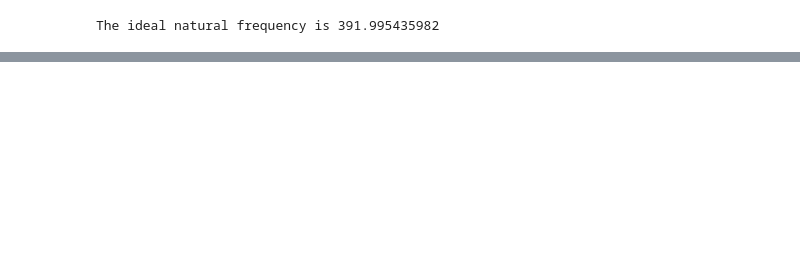
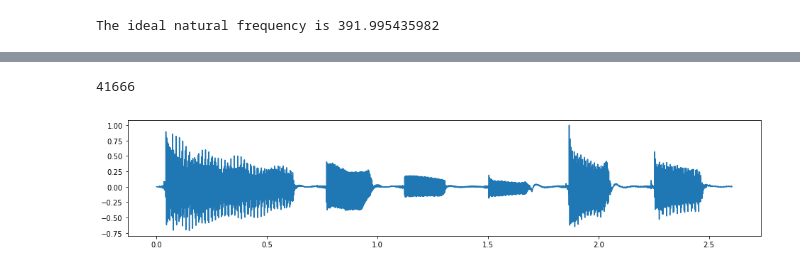
Before and after one commit to PabloAlvarado/gpitch, a Jupyter notebook: scripts/demos/notebooks/svi/demo_fender_load_model.ipynb, the cells around one changed output, grey strips where cells are left out. Drawn from its saved outputs; the diff is of its cells as text; code cells hidden in the pictures; blank space fills up the shorter version.

```diff
--- a/scripts/demos/notebooks/svi/demo_fender_load_model.ipynb
+++ b/scripts/demos/notebooks/svi/demo_fender_load_model.ipynb
@@ -168,0 +170,14 @@ tf.reset_default_graph()
+# %%
+testfile = '../../../../../datasets/fender/test/test_data.wav'
+ytest, fs = soundfile.read(testfile, start=0, frames=None)
+ytest = ytest.reshape(-1,1)
+ytest /= np.max(np.abs(ytest))
+Ntest = ytest.size
+xtest = np.linspace(0, (Ntest-1.)/fs, Ntest).reshape(-1, 1)
+
+plt.figure()
+plt.plot(xtest, ytest)
+print Ntest
+# %% [output]
+41666
+[figure, added]
```
Also changed, not shown: parts of 11 cells of this notebook, 15 other files.
